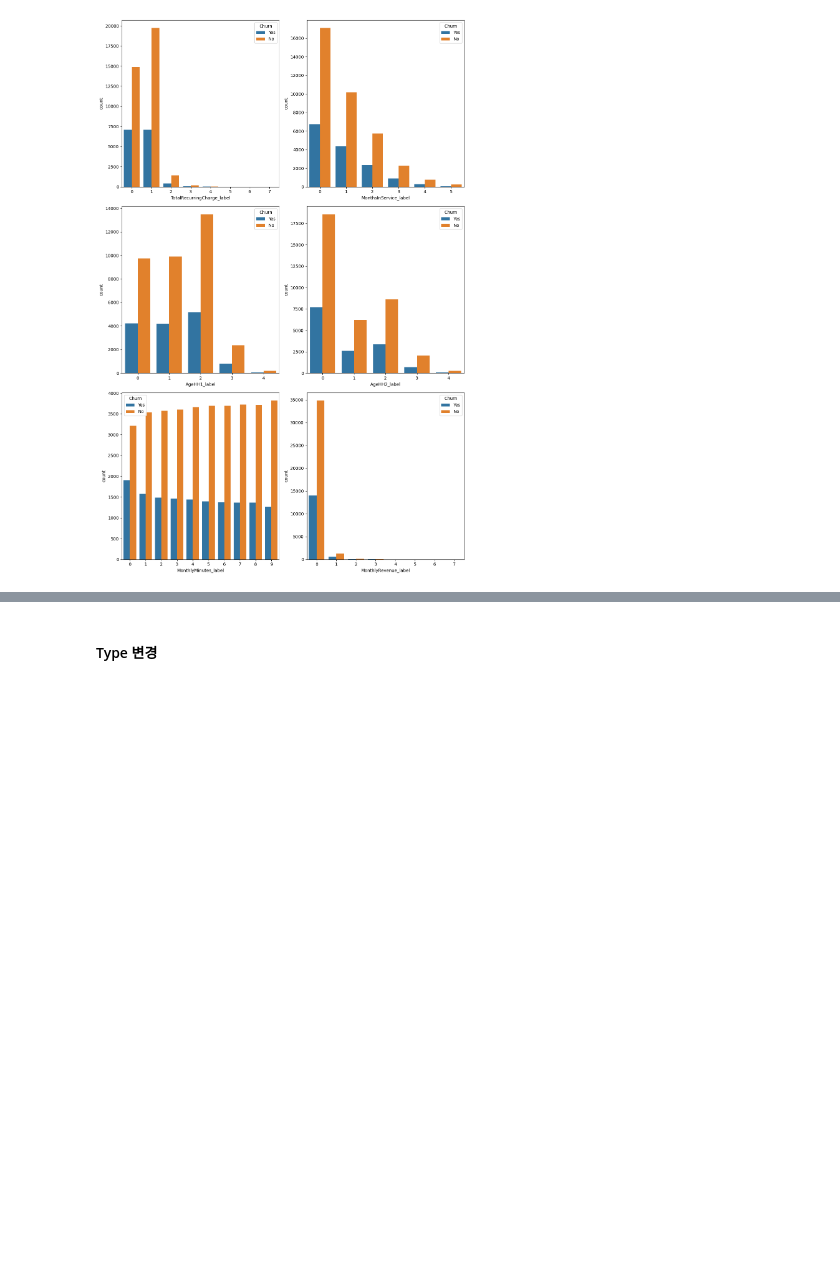
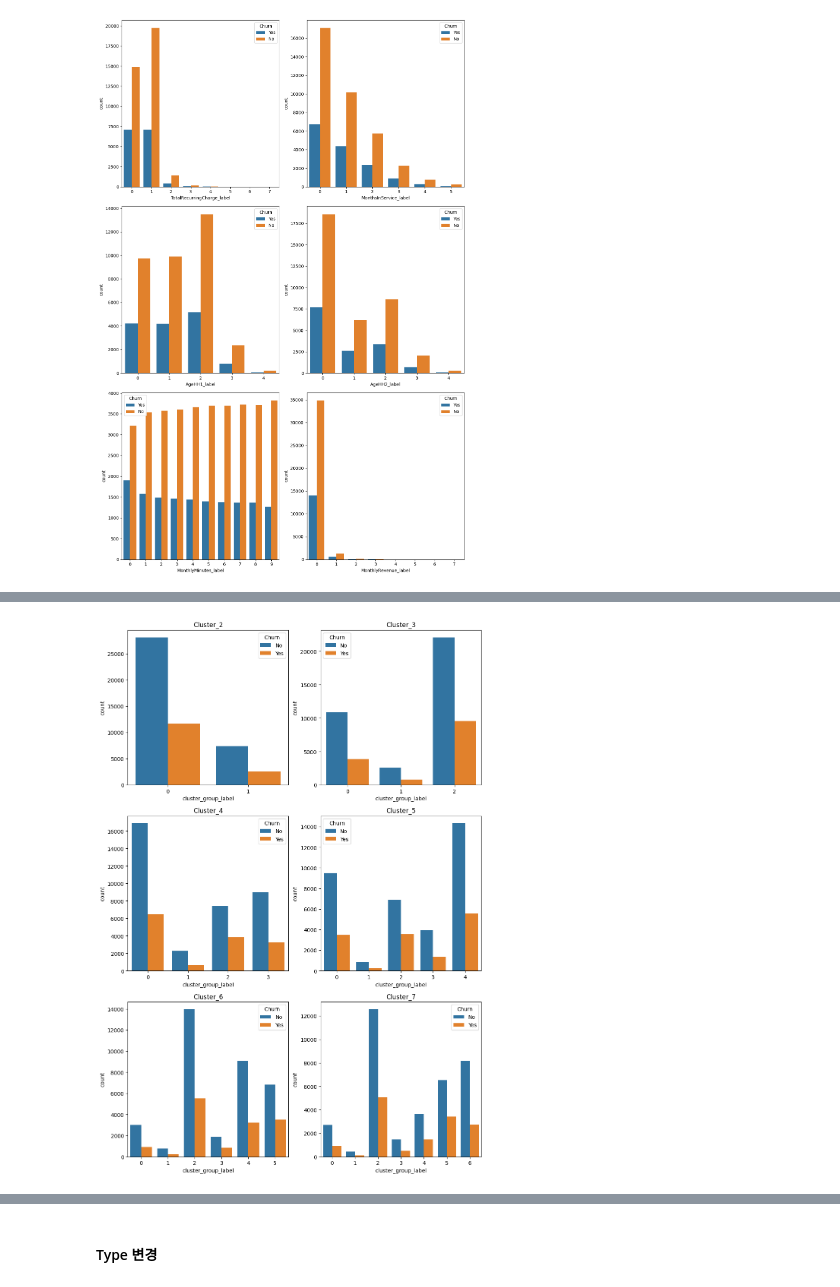
Before and after one commit to SKNETWORKS-FAMILY-AICAMP/SKN04-2nd-5Team, a Jupyter notebook: eda.ipynb, the cells around one changed output, grey strips where cells are left out. Cells and saved outputs as stored; diff of their text form; code cells hidden in the pictures; blank space fills up the shorter version.

```diff
--- a/eda.ipynb
+++ b/eda.ipynb
@@ -126 +154,17 @@ plt.show()
+# %%
+plt.subplots(3, 2, figsize=(12, 18))
+for i in range(2, 8):
+    kmeans = KMeans(n_clusters=i, random_state=0).fit(data.drop(columns=['Churn']))
+    data['cluster_group_label'] = kmeans.labels_
+    plt.subplot(3, 2, i-1)
+    sns.countplot(
+        data,
+        x='cluster_group_label',
+        hue='Churn',
+    )
+    plt.legend(title='Churn', labels=['No', 'Yes'])
+    plt.title(f'Cluster_{i}')
+plt.show()
+# %% [output]
+[figure, added]
 # %% [markdown]
```
Also changed, not shown: parts of 9 cells of this notebook.
